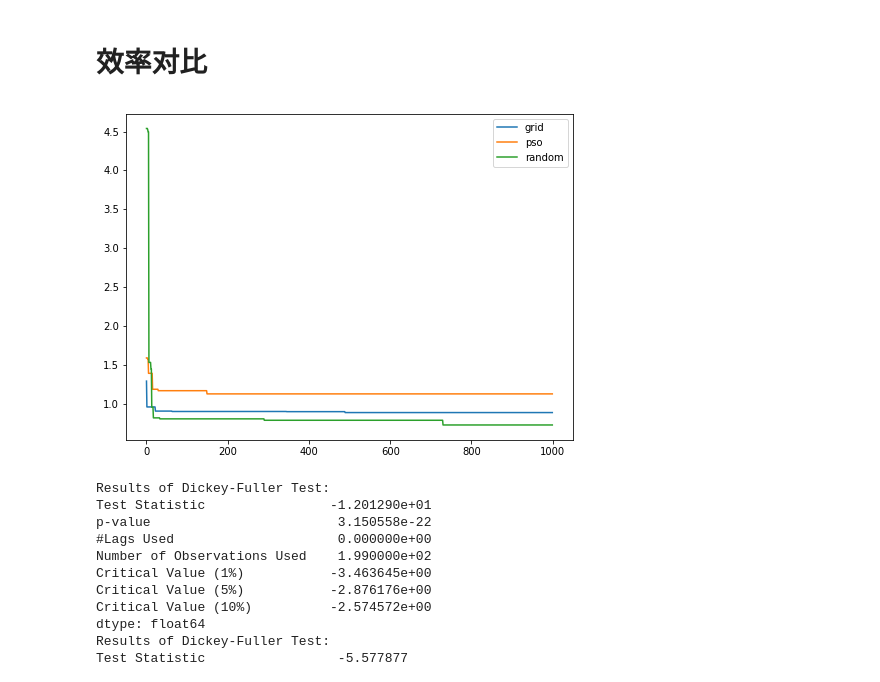
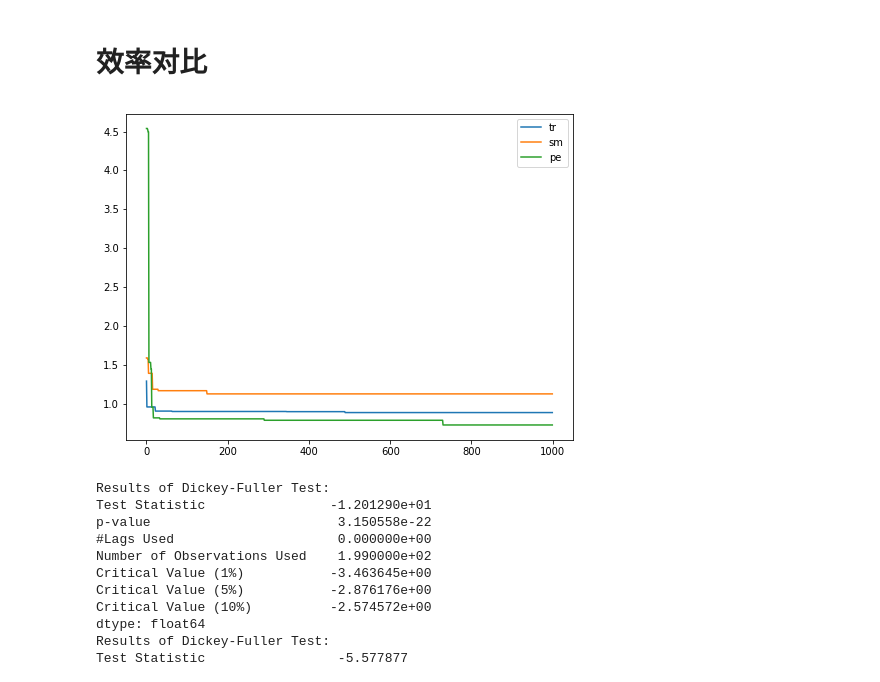
Before and after one commit to wzt3309/container-sim, a Jupyter notebook: predict/06_pso-svm_predict.ipynb, the cells around one changed output. Drawn from its saved outputs; the diff is of its cells as text; code cells hidden in the pictures.

```diff
--- a/predict/06_pso-svm_predict.ipynb
+++ b/predict/06_pso-svm_predict.ipynb
@@ -428,12 +428,12 @@ from pyswarms.utils.plotters.formatters import Designer
 # %%
 plt.figure(figsize=(8,6))
 l1, =plt.plot(costs[0])
 l2, =plt.plot(costs[1])
 l3, = plt.plot(costs[2])
-plt.legend(handles=[l1,l2,l3,], labels = ['grid', 'pso', 'random'], loc = 'best')
+plt.legend(handles=[l1,l2,l3,], labels = ['tr', 'sm', 'pe'], loc = 'best')
 plt.show()
 # %% [output]
-[figure, old version]
+[figure, new version]
 # %%
 # ARIMA做法
 from statsmodels.tsa.arima_model import ARIMA
```
Also changed, not shown: 7 other files.
